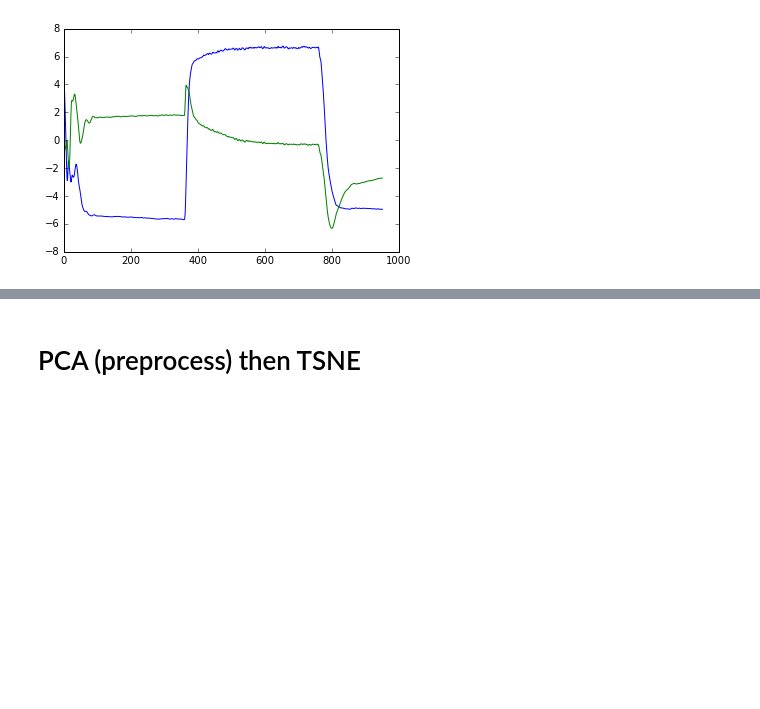
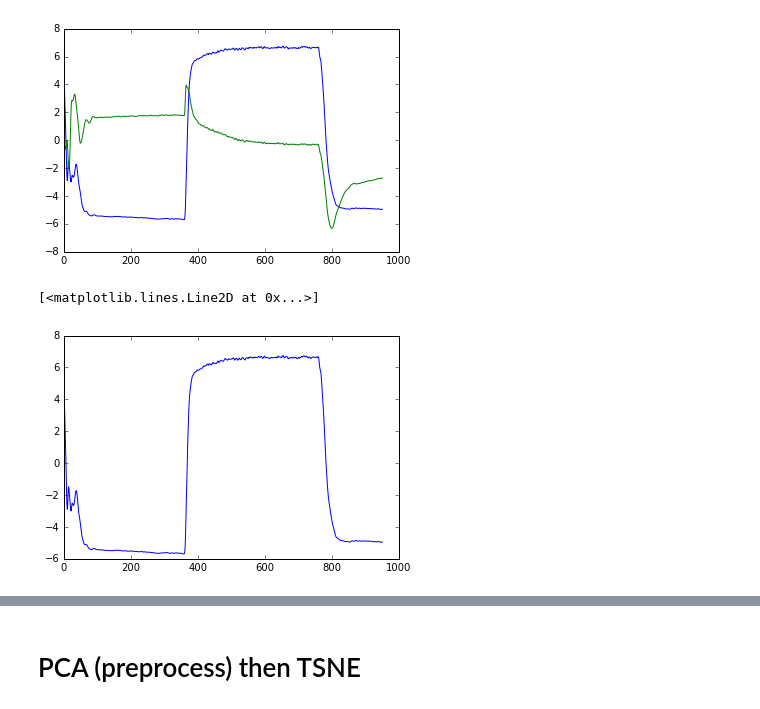
Before and after one commit to baccuslab/deep-retina, a Jupyter notebook: notebooks/LSTM_visualizations/LSTM visualizations.ipynb, the cells around one changed output, grey strips where cells are left out. Cells and saved outputs as stored; diff of their text form; code cells hidden in the pictures; blank space fills up the shorter version.

```diff
--- a/notebooks/LSTM_visualizations/LSTM visualizations.ipynb
+++ b/notebooks/LSTM_visualizations/LSTM visualizations.ipynb
@@ -571,3 +571,8 @@ plt.plot(pcastates)
 [<matplotlib.lines.Line2D at 0x...>,
  <matplotlib.lines.Line2D at 0x...>]
 [figure]
+# %%
+plt.plot(pcastates[:, 0])
+# %% [output]
+[<matplotlib.lines.Line2D at 0x...>]
+[figure, added]
```
Also changed, not shown: parts of 2 cells of this notebook.
